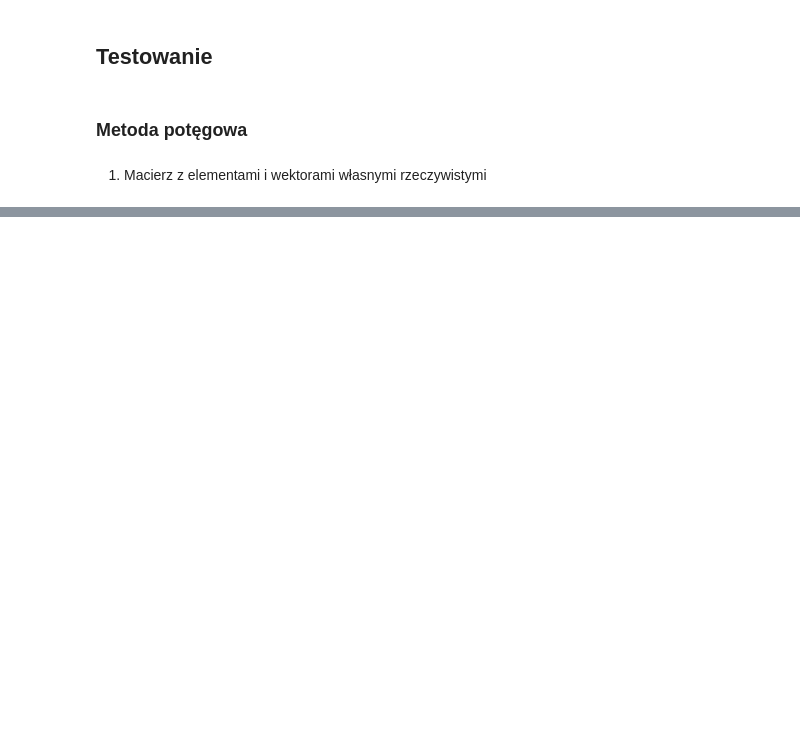
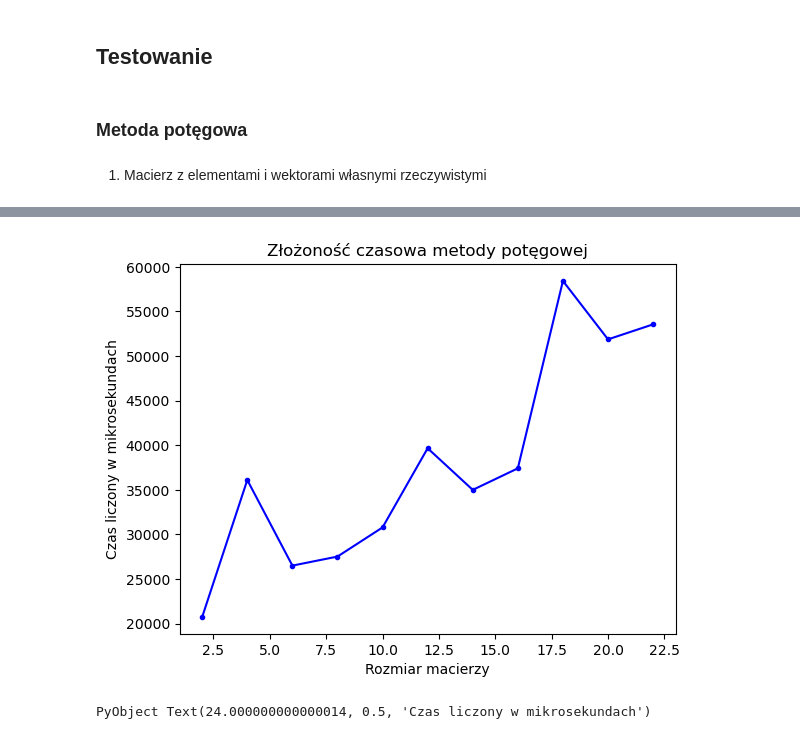
Before and after one commit to jakubkorczakowski/awid-project, a Jupyter notebook: WyznaczanieWartosciWlasnych.ipynb, the cells around one changed output, grey strips where cells are left out. Cells and saved outputs as stored; diff of their text form; code cells hidden in the pictures; blank space fills up the shorter version.

Commit message:
Added complexity plots

```diff
--- a/WyznaczanieWartosciWlasnych.ipynb
+++ b/WyznaczanieWartosciWlasnych.ipynb
@@ -823,0 +861,29 @@ vectors:
+# %%
+mean_time_potegowa = Float64[]
+mean_memory_potegowa = Int64[]
+mean_time_jacobi = Float64[]
+mean_memory_jacobi = Int64[]
+mean_time_qr = Float64[]
+mean_memory_qr = Int64[]
+
+i_values = 2:2:22
+
+for i in i_values
+    A = randn(i,i)
+    A = A * diagm(1:i) / A
+#     A = rand(i,i)
+#     A = Symmetric(A)
+    xbench = @benchmark potegowav2(A, 100)
+    append!(mean_time_potegowa, mean(xbench).time)
+    append!(mean_memory_potegowa, mean(xbench).memory)
+
+    xbench = @benchmark jacobi(A, 100)
+    append!(mean_time_jacobi, mean(xbench).time)
+    append!(mean_memory_jacobi, mean(xbench).memory)
+
+    xbench = @benchmark QR_eigen(A, 100)
+    append!(mean_time_qr, mean(xbench).time)
+    append!(mean_memory_qr, mean(xbench).memory)
+
+    println(i)
+end
@@ -823,0 +902,8 @@ vectors:
+# %%
+plot(i_values, mean_time_potegowa, "b.-")
+title("Złożoność czasowa metody potęgowej")
+xlabel("Rozmiar macierzy")
+ylabel("Czas liczony w mikrosekundach")
+# %% [output]
+[figure, added]
+PyObject Text(24.000000000000014, 0.5, 'Czas liczony w mikrosekundach')
```
Also changed, not shown: parts of 45 cells of this notebook.
